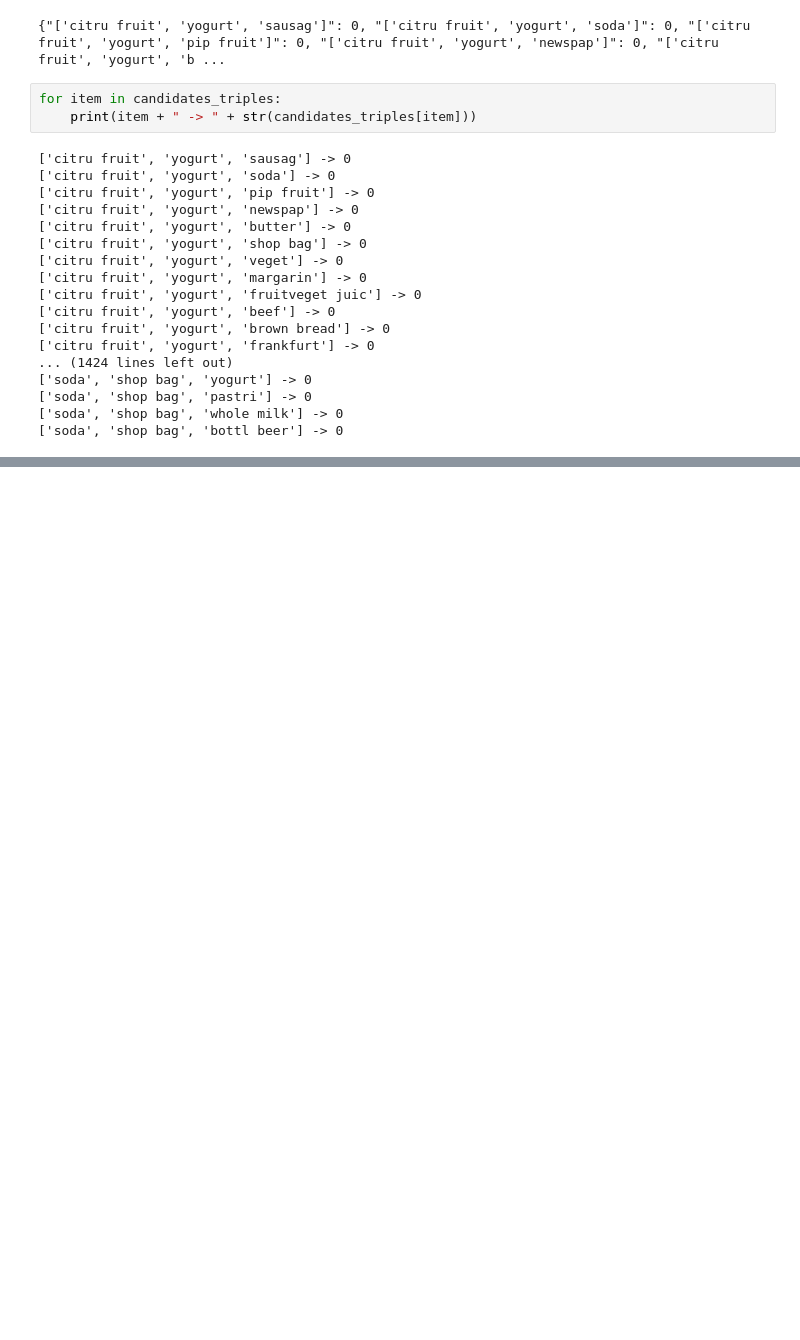
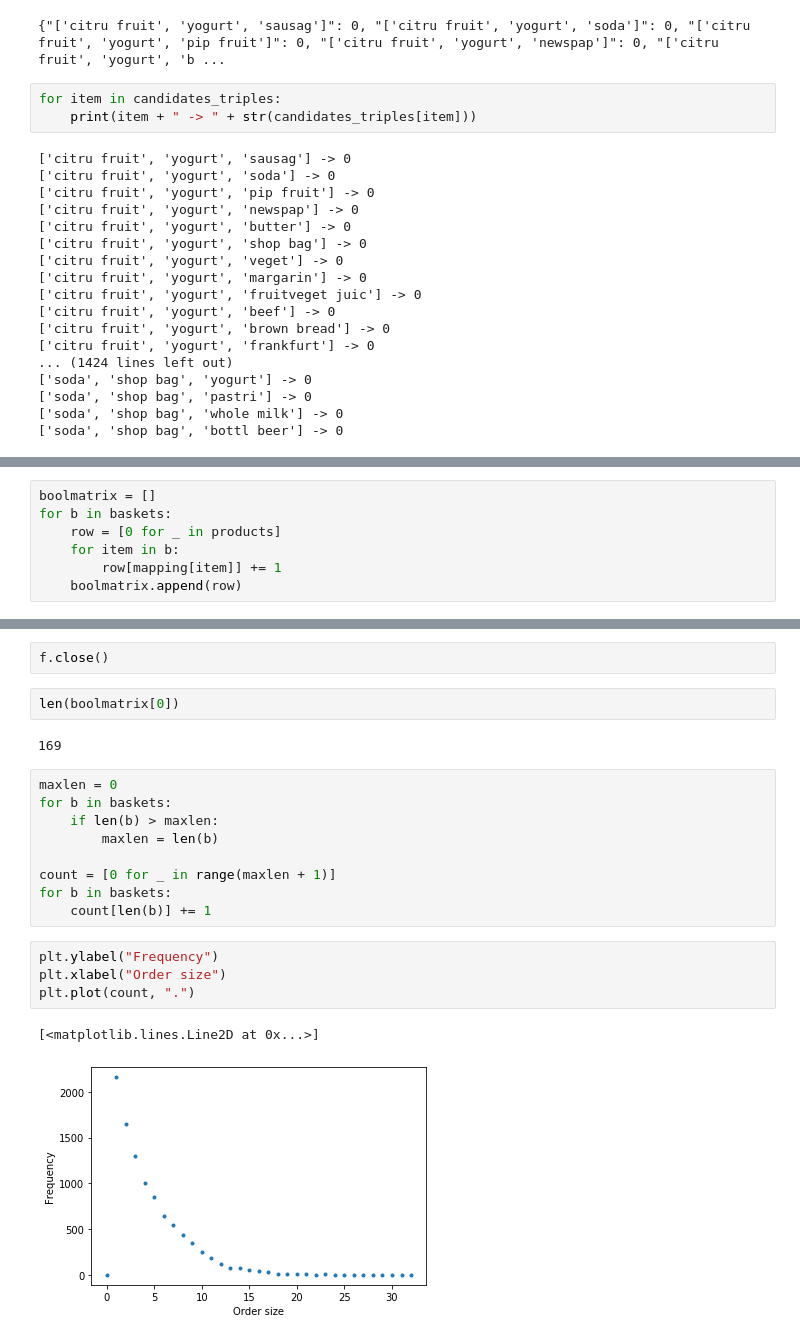
Before and after one commit to filippotessaro/DM-Project, a Jupyter notebook: Apriori test.ipynb, the cells around one changed output, grey strips where cells are left out. Cells and saved outputs as stored; diff of their text form; blank space fills up the shorter version.

```diff
--- a/Apriori test.ipynb
+++ b/Apriori test.ipynb
@@ -266,0 +275,7 @@ for item in candidates_triples:
+# %%
+boolmatrix = []
+for b in baskets:
+    row = [0 for _ in products]
+    for item in b:
+        row[mapping[item]] += 1
+    boolmatrix.append(row)
@@ -266,0 +303,22 @@ for item in candidates_triples:
+# %%
+f.close()
+# %%
+len(boolmatrix[0])
+# %% [output]
+169
+# %%
+maxlen = 0
+for b in baskets:
+    if len(b) > maxlen:
+        maxlen = len(b)
+
+count = [0 for _ in range(maxlen + 1)]
+for b in baskets:
+    count[len(b)] += 1
+# %%
+plt.ylabel("Frequency")
+plt.xlabel("Order size")
+plt.plot(count, ".")
+# %% [output]
+[<matplotlib.lines.Line2D at 0x...>]
+[figure, added]
```
Also changed, not shown: parts of 33 cells of this notebook.
